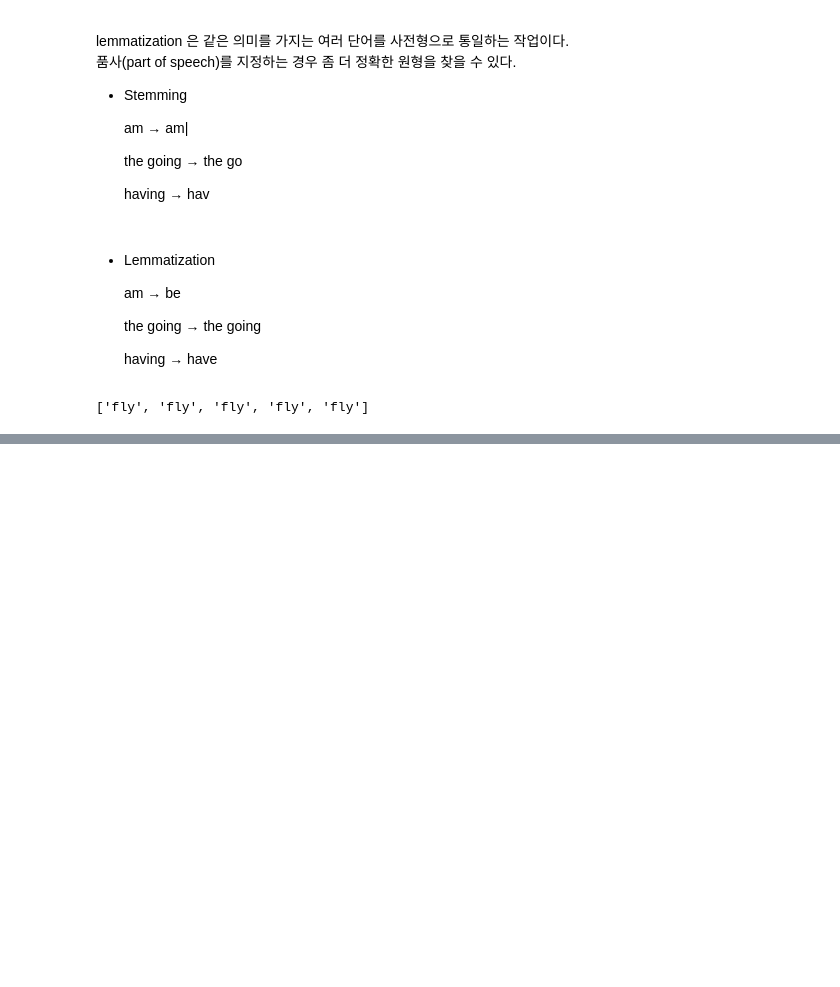
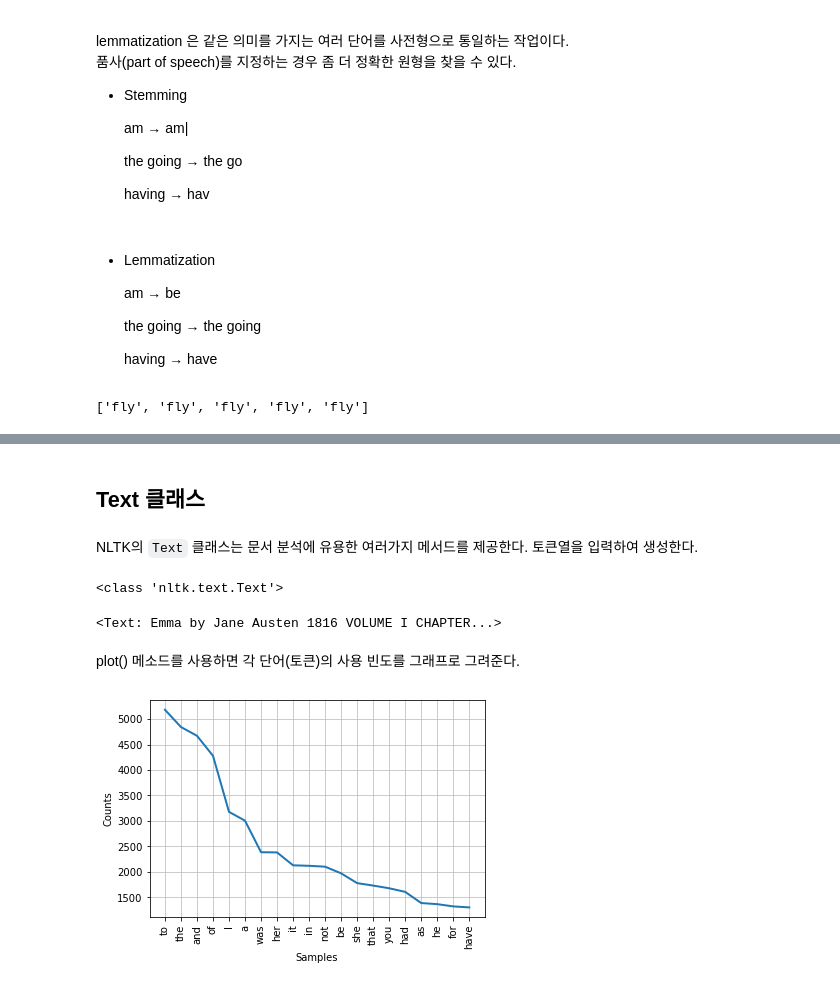
Before and after one commit to peterdesk/nlp1310, a Jupyter notebook: 07_자연어처리활용/01_NLTK_자연어처리패키지.ipynb, the cells around one changed output, grey strips where cells are left out. Cells and saved outputs as stored; diff of their text form; code cells hidden in the pictures; blank space fills up the shorter version.

```diff
--- a/07_자연어처리활용/01_NLTK_자연어처리패키지.ipynb
+++ b/07_자연어처리활용/01_NLTK_자연어처리패키지.ipynb
@@ -197,0 +286,21 @@ lm = WordNetLemmatizer()
+# %% [markdown]
+## Text 클래스
+# %% [markdown]
+NLTK의 `Text` 클래스는 문서 분석에 유용한 여러가지 메서드를 제공한다. 토큰열을 입력하여 생성한다.
+# %%
+from nltk import Text
+from matplotlib import pyplot as plt
+
+text = Text(retokenize.tokenize(emma_raw))  #  전체 데이터를 사용
+print(type(text))
+text
+# %% [output]
+<class 'nltk.text.Text'>
+<Text: Emma by Jane Austen 1816 VOLUME I CHAPTER...>
+# %% [markdown]
+plot() 메소드를 사용하면 각 단어(토큰)의 사용 빈도를 그래프로 그려준다.
+# %%
+text.plot(20)  # 20개 단어의 빈도
+plt.show()
+# %% [output]
+[figure, added]
```
Also changed, not shown: parts of 31 cells of this notebook.
